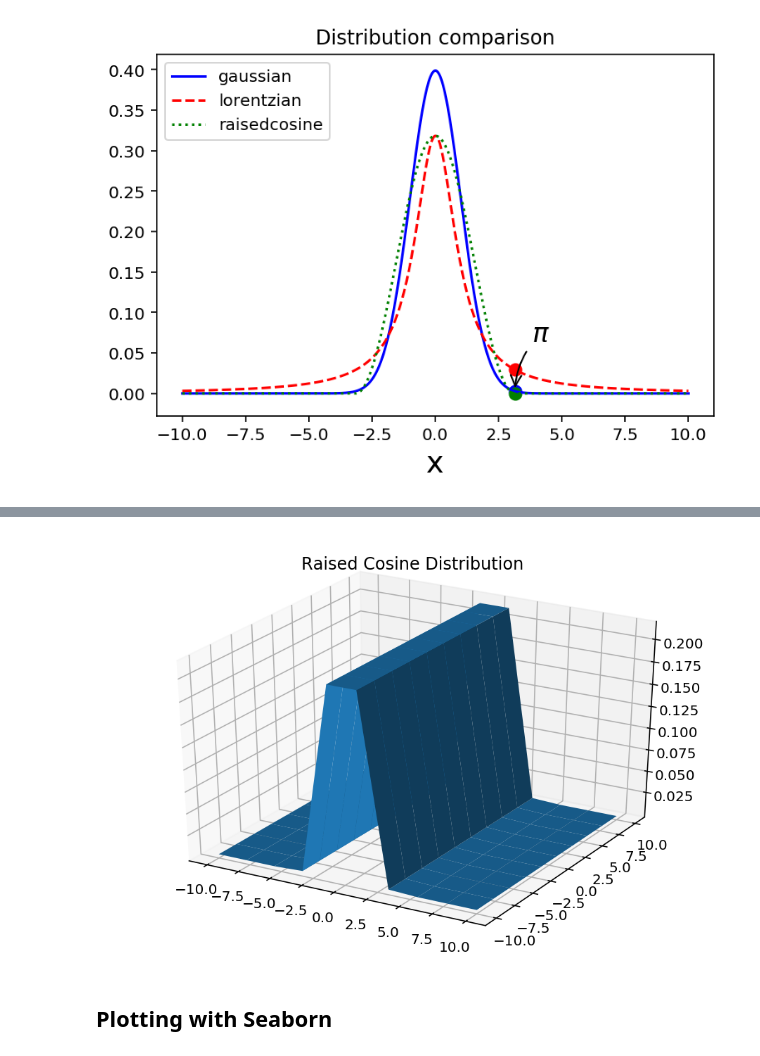
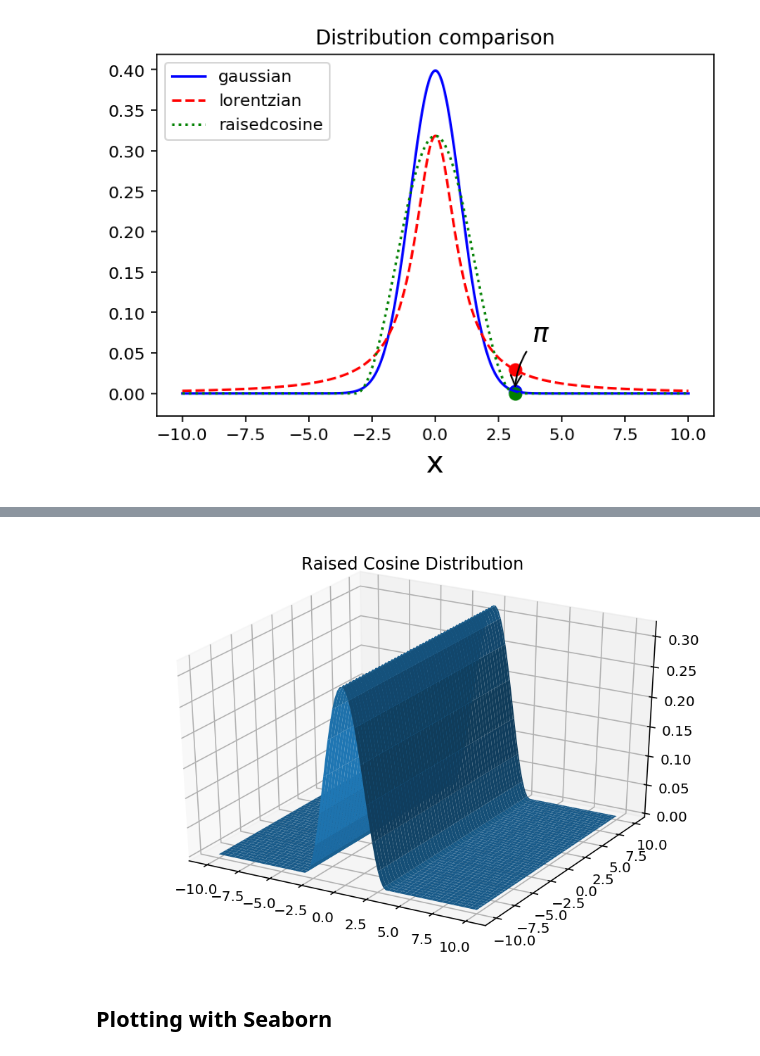
Before and after one commit to chapman-phys220-2018s/cw-05-phys220, a Jupyter notebook: cw05.ipynb, the cells around one changed output, grey strips where cells are left out. Cells and saved outputs as stored; diff of their text form; code cells hidden in the pictures.

```diff
--- a/cw05.ipynb
+++ b/cw05.ipynb
@@ -192,15 +192,15 @@ lorentzian_3d_plot(n=10)
 # %%
 def raisedcosine_3d_plot(a = -10, b = 10, n = 1000):
     x = np.linspace(a,b,n)
     fig = plt.figure()
     ax = Axes3D(fig)
     x, y = np.meshgrid(x, x)
-    ax.plot_surface(x, y, gaussian(x))
+    ax.plot_surface(x, y, raisedcosine(x))
     plt.title("Raised Cosine Distribution")
 
-raisedcosine_3d_plot(n=10)
+raisedcosine_3d_plot(n=100)
 # %% [output]
-[figure, old version]
+[figure, new version]
 # %% [markdown]
 ## Plotting with Seaborn
 # %% [markdown]
```
Also changed, not shown: parts of 2 cells of this notebook.
